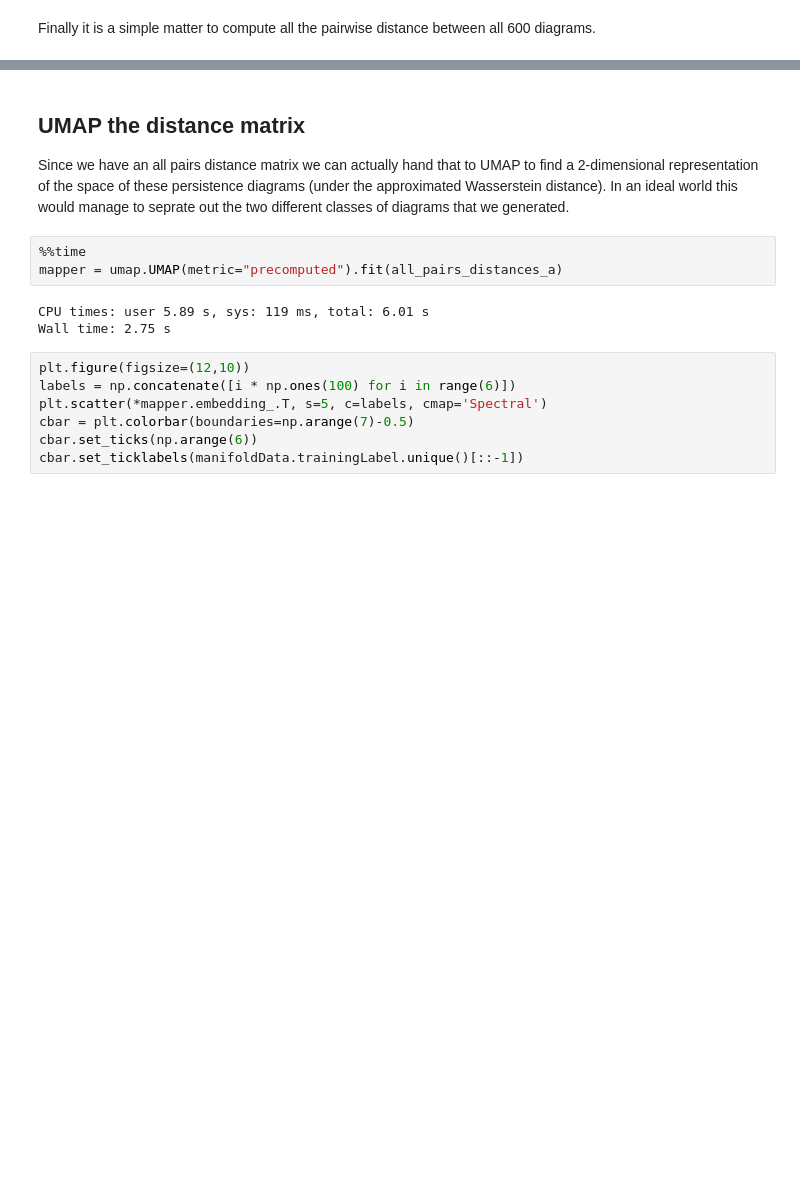
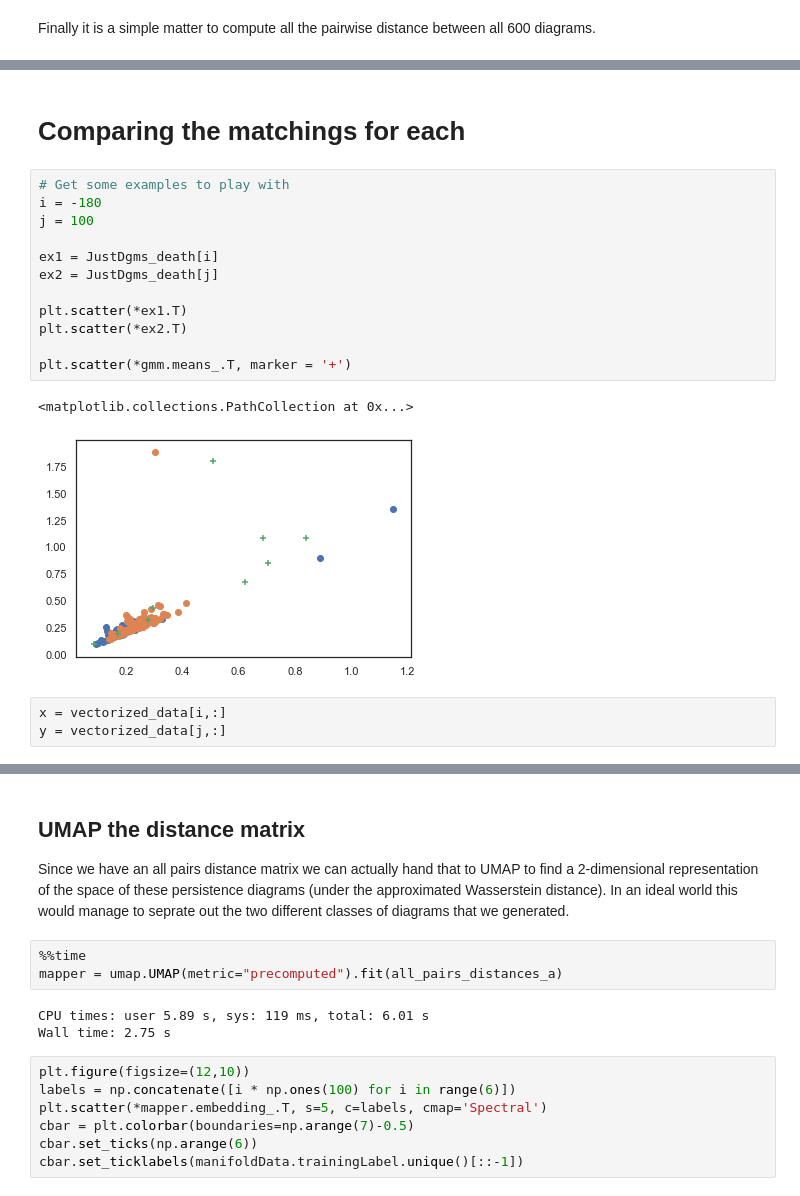
Before and after one commit to scikit-tda/pervect, a Jupyter notebook: notebooks/Approximate Persistent Wasserstein via GMM Walk-through.ipynb, the cells around one changed output, grey strips where cells are left out. Drawn from its saved outputs; the diff is of its cells as text; blank space fills up the shorter version.

Commit message:
Trying to understand and visualize the transport plan

```diff
--- a/notebooks/Approximate Persistent Wasserstein via GMM Walk-through.ipynb
+++ b/notebooks/Approximate Persistent Wasserstein via GMM Walk-through.ipynb
@@ -459 +465,21 @@ CPU times: user 25.3 s, sys: 3.87 s, total: 29.2 s
 Wall time: 22.6 s
+# %% [markdown]
+# Comparing the matchings for each
+# %%
+# Get some examples to play with
+i = -180
+j = 100
+
+ex1 = JustDgms_death[i]
+ex2 = JustDgms_death[j]
+
+plt.scatter(*ex1.T)
+plt.scatter(*ex2.T)
+
+plt.scatter(*gmm.means_.T, marker = '+')
+# %% [output]
+<matplotlib.collections.PathCollection at 0x...>
+[figure, added]
+# %%
+x = vectorized_data[i,:]
+y = vectorized_data[j,:]
```
Also changed, not shown: parts of 4 cells of this notebook.
